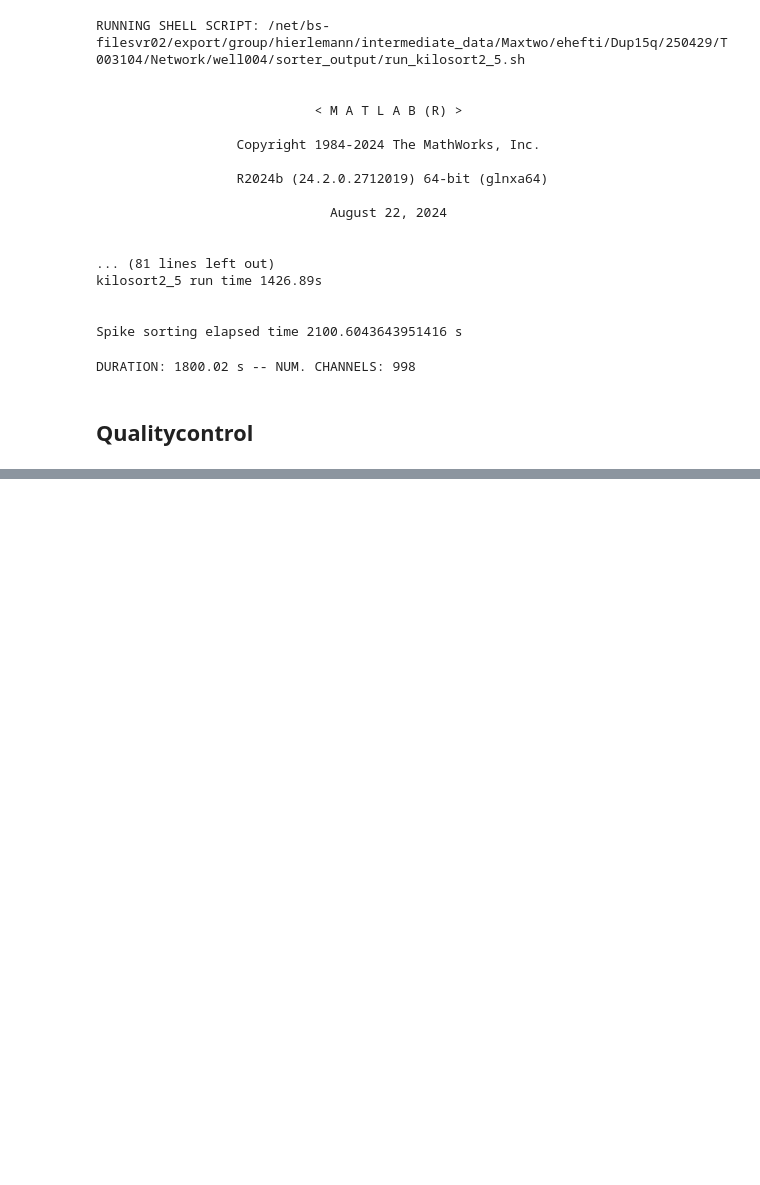
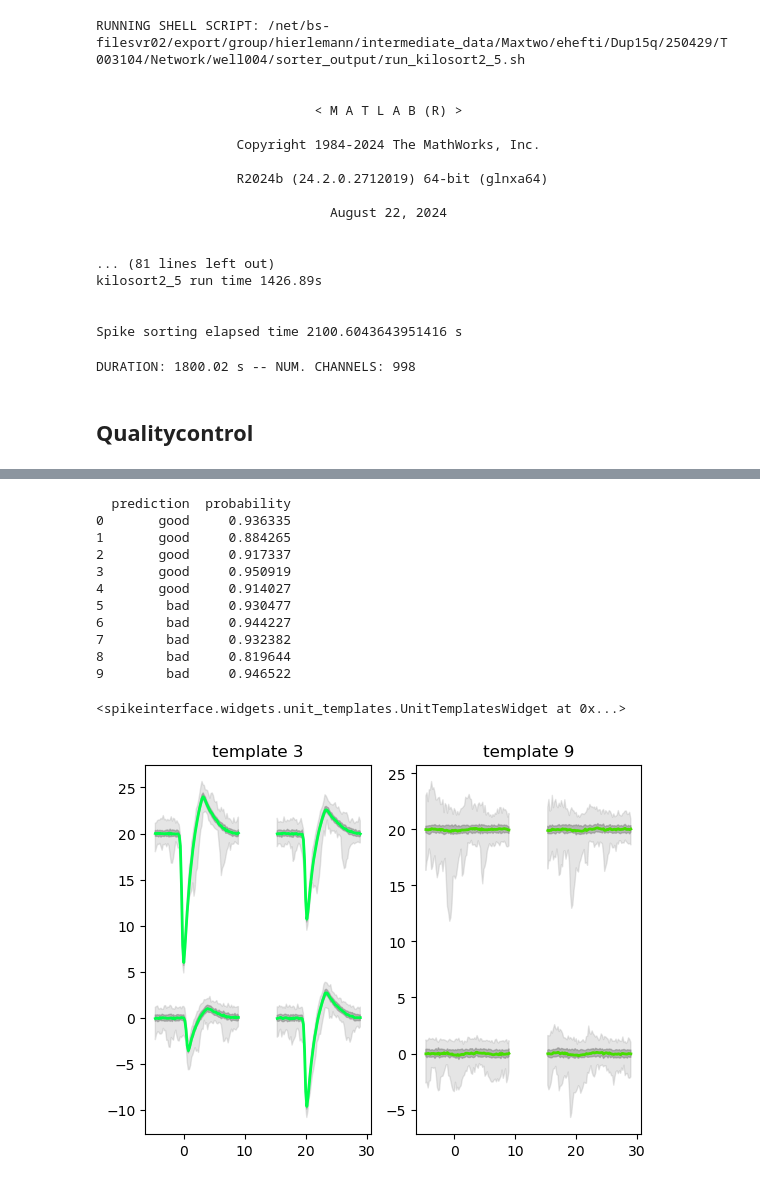
Before and after one commit to EHefti/DPQC, a Jupyter notebook: DPQC_Pipeline.ipynb, the cells around one changed output, grey strips where cells are left out. Drawn from its saved outputs; the diff is of its cells as text; code cells hidden in the pictures; blank space fills up the shorter version.

```diff
--- a/DPQC_Pipeline.ipynb
+++ b/DPQC_Pipeline.ipynb
@@ -191,0 +210,43 @@ trainer = train_model(
+# %%
+model, model_info = sc.load_model(
+    model_folder=output_folder,
+    trusted=['numpy.dtype'] # Specify which modules are trusted
+)
+
+labels_and_probababilities = si.auto_label_units(
+    sorting_analyzer=analyzer,
+    model_folder=output_folder,
+    trust_model=True
+)
+
+"""
+# We can load a pretrained model from HuggingFace instead of training one
+model, model_info = sc.load_model(
+    sorting_analyzer = analyzer,
+    repo_id = "SpikeInterface/toy_tetrode_model",
+    trusted = ['numpy.dtype']
+)
+
+
+# The returned labels and probabilities are stored in the sorting analyzer
+labels = analyzer.sorting.get_property("classifier_label")
+probabilities = analyzer.sorting.get_property("classifier_probability")
+"""
+
+print(labels_and_probababilities)
+
+sw.plot_unit_templates(analyzer, unit_ids=['3','9'])
+# %% [output]
+  prediction  probability
+0       good     0.936335
+1       good     0.884265
+2       good     0.917337
+3       good     0.950919
+4       good     0.914027
+5        bad     0.930477
+6        bad     0.944227
+7        bad     0.932382
+8        bad     0.819644
+9        bad     0.946522
+<spikeinterface.widgets.unit_templates.UnitTemplatesWidget at 0x...>
+[figure, added]
```
Also changed, not shown: parts of 5 cells of this notebook, 5 other files.
